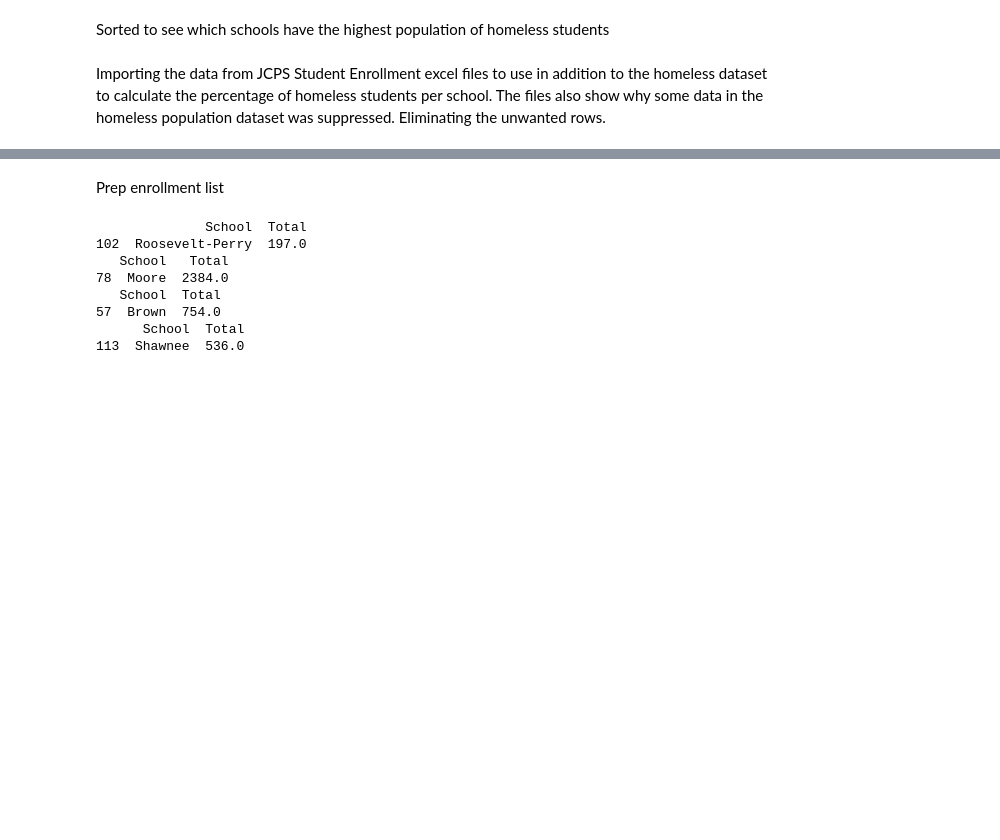
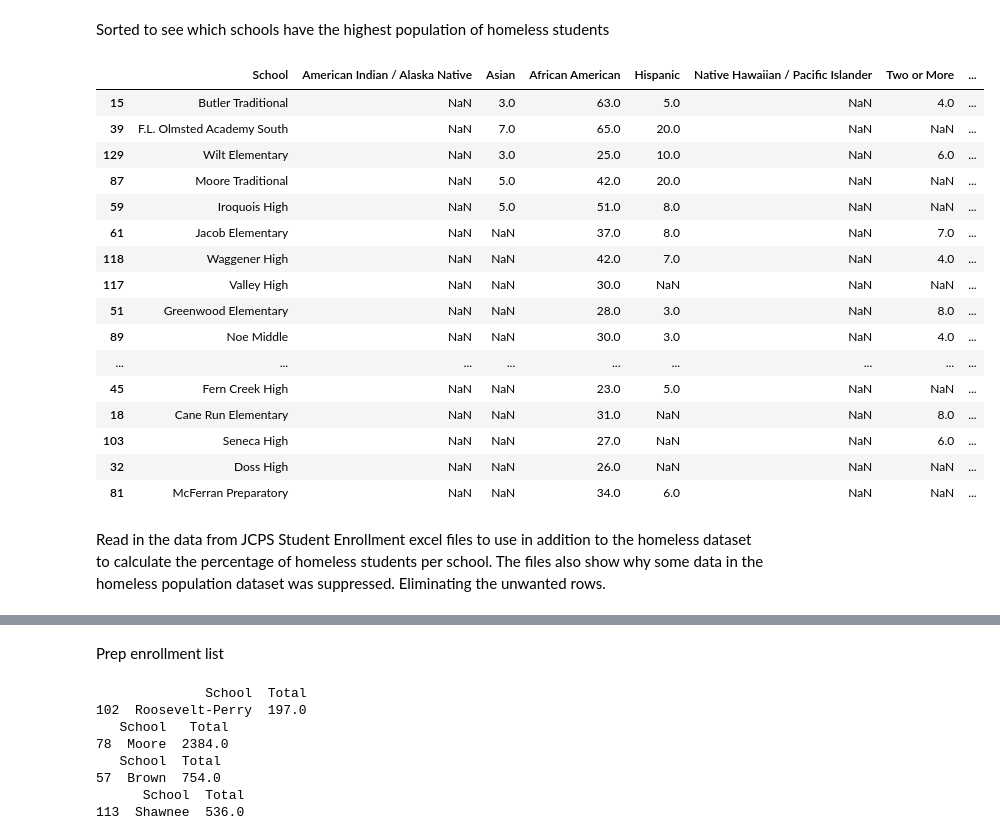
Before and after one commit to jaiduncan/JCPSHomelessPopulation, a Jupyter notebook: homeless.ipynb, the cells around one changed output, grey strips where cells are left out. Drawn from its saved outputs; the diff is of its cells as text; code cells hidden in the pictures; blank space fills up the shorter version.

```diff
--- a/homeless.ipynb
+++ b/homeless.ipynb
@@ -86,5 +138,24 @@ pd.set_option('display.max_colwidth', None)
 Sorted to see which schools have the highest population of homeless students
 # %%
 sort_by_total = df.sort_values('Total Homeless Count', ascending=False)
+sort_by_total.head(20)
+# %% [output]
+|  | School | American Indian / Alaska Native | Asian | African American | Hispanic | Native Hawaiian / Pacific Islander | Two or More | ... |
+| 15 | Butler Traditional | NaN | 3.0 | 63.0 | 5.0 | NaN | 4.0 | ... |
+| 39 | F.L. Olmsted Academy South | NaN | 7.0 | 65.0 | 20.0 | NaN | NaN | ... |
+| 129 | Wilt Elementary | NaN | 3.0 | 25.0 | 10.0 | NaN | 6.0 | ... |
+| 87 | Moore Traditional | NaN | 5.0 | 42.0 | 20.0 | NaN | NaN | ... |
+| 59 | Iroquois High | NaN | 5.0 | 51.0 | 8.0 | NaN | NaN | ... |
+| 61 | Jacob Elementary | NaN | NaN | 37.0 | 8.0 | NaN | 7.0 | ... |
+| 118 | Waggener High | NaN | NaN | 42.0 | 7.0 | NaN | 4.0 | ... |
+| 117 | Valley High | NaN | NaN | 30.0 | NaN | NaN | NaN | ... |
+| 51 | Greenwood Elementary | NaN | NaN | 28.0 | 3.0 | NaN | 8.0 | ... |
+| 89 | Noe Middle | NaN | NaN | 30.0 | 3.0 | NaN | 4.0 | ... |
+| ... | ... | ... | ... | ... | ... | ... | ... | ... |
+| 45 | Fern Creek High | NaN | NaN | 23.0 | 5.0 | NaN | NaN | ... |
+| 18 | Cane Run Elementary | NaN | NaN | 31.0 | NaN | NaN | 8.0 | ... |
+| 103 | Seneca High | NaN | NaN | 27.0 | NaN | NaN | 6.0 | ... |
+| 32 | Doss High | NaN | NaN | 26.0 | NaN | NaN | NaN | ... |
+| 81 | McFerran Preparatory | NaN | NaN | 34.0 | 6.0 | NaN | NaN | ... |
 # %% [markdown]
-Importing the data from JCPS Student Enrollment excel files to use in addition to the homeless dataset to calculate the percentage of homeless students per school. The files also show why some data in the homeless population dataset was suppressed. Eliminating the unwanted rows.
+Read in the data from JCPS Student Enrollment excel files to use in addition to the homeless dataset to calculate the percentage of homeless students per school. The files also show why some data in the homeless population dataset was suppressed. Eliminating the unwanted rows.
```
Also changed, not shown: parts of 22 cells of this notebook, 1 other file.
